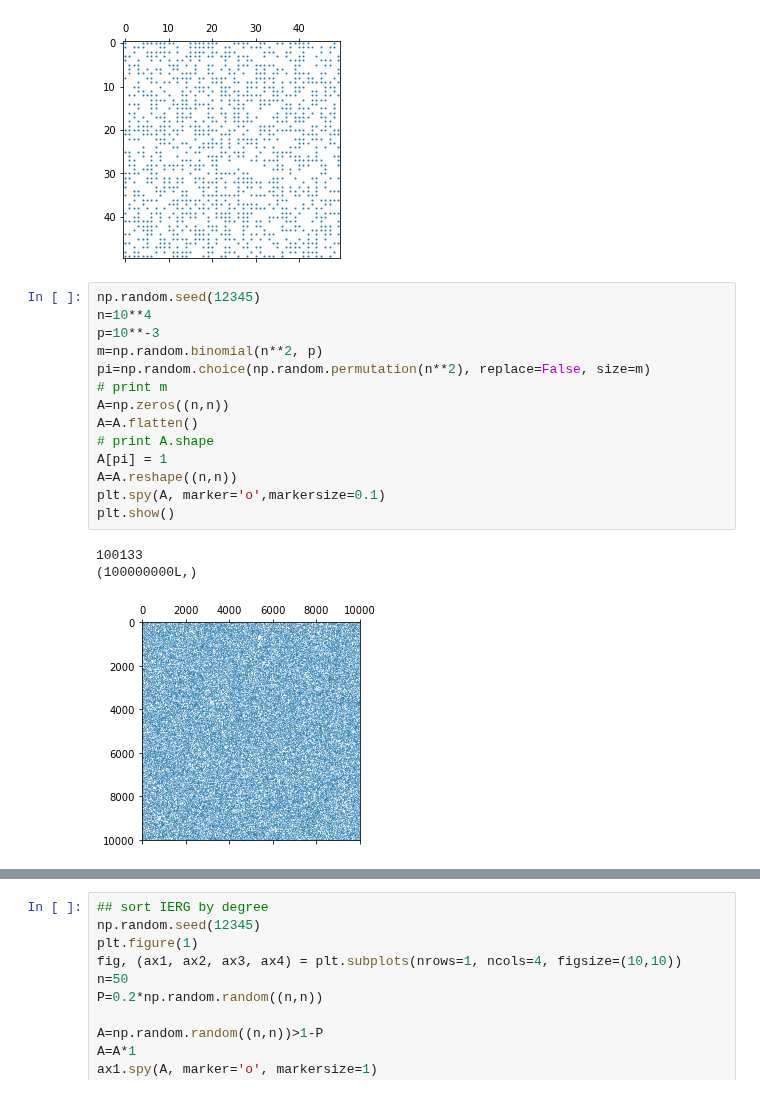
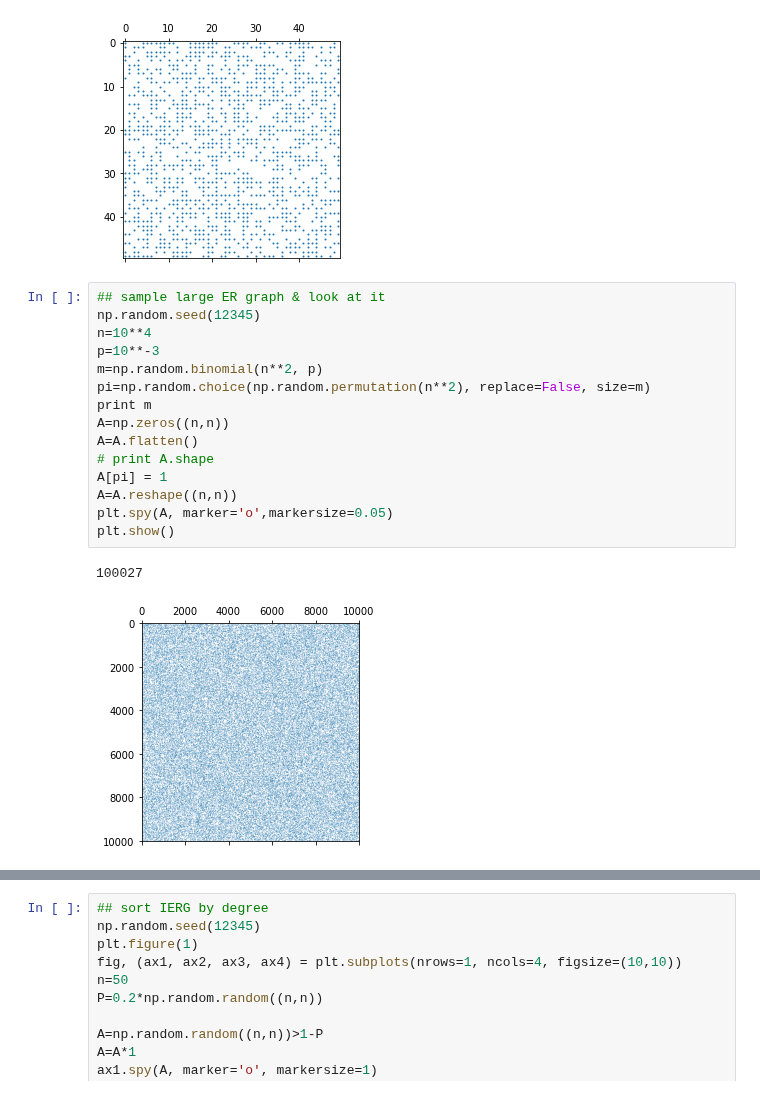
Before and after one commit to NeuroDataDesign/seelviz-f16s17, a Jupyter notebook: Luke/connectome_matlab2python.ipynb, the cells around one changed output, grey strips where cells are left out. Cells and saved outputs as stored; diff of their text form.

```diff
--- a/Luke/connectome_matlab2python.ipynb
+++ b/Luke/connectome_matlab2python.ipynb
@@ -18,21 +18,21 @@ plt.show()
 # %% [output]
 [figure]
 # %%
+## sample large ER graph & look at it
 np.random.seed(12345)
 n=10**4
 p=10**-3
 m=np.random.binomial(n**2, p)
 pi=np.random.choice(np.random.permutation(n**2), replace=False, size=m)
-# print m
+print m
 A=np.zeros((n,n))
 A=A.flatten()
 # print A.shape
 A[pi] = 1
 A=A.reshape((n,n))
-plt.spy(A, marker='o',markersize=0.1)
+plt.spy(A, marker='o',markersize=0.05)
 plt.show()
 # %% [output]
-100133
-(100000000L,)
+100027
-[figure, old version]
+[figure, new version]
 # %%
```
Also changed, not shown: parts of 6 cells of this notebook.
